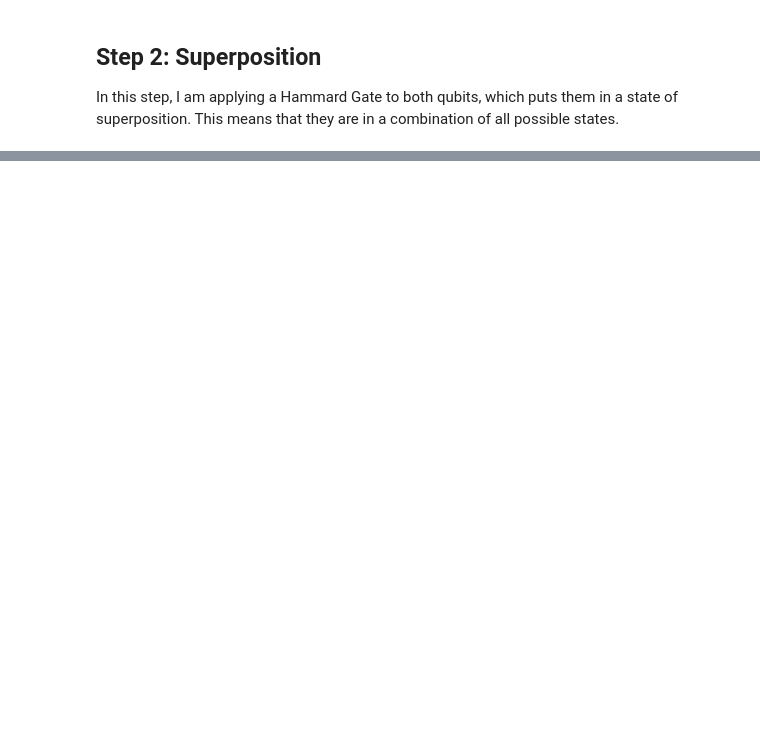
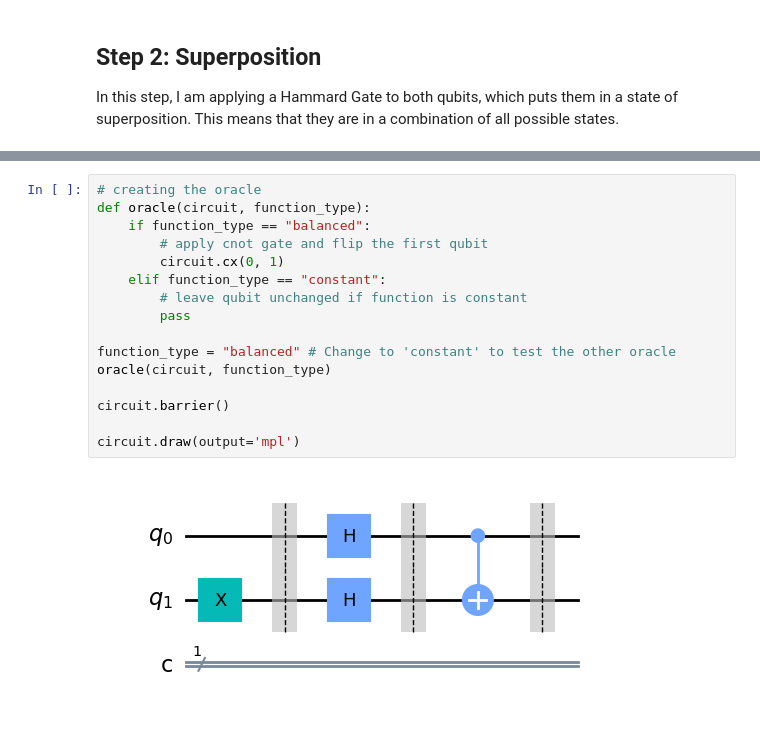
Before and after one commit to JakubP56/EmergingTechnologies, a Jupyter notebook: project.ipynb, the cells around one changed output, grey strips where cells are left out. Saved outputs shown, nothing was run; the diff lists cells and outputs as text; blank space fills up the shorter version.

```diff
--- a/project.ipynb
+++ b/project.ipynb
@@ -132,0 +140,18 @@ circuit.draw(output='mpl')
+# %%
+# creating the oracle
+def oracle(circuit, function_type):
+    if function_type == "balanced":
+        # apply cnot gate and flip the first qubit
+        circuit.cx(0, 1)
+    elif function_type == "constant":
+        # leave qubit unchanged if function is constant
+        pass
+
+function_type = "balanced" # Change to 'constant' to test the other oracle
+oracle(circuit, function_type)
+
+circuit.barrier()
+
+circuit.draw(output='mpl')
+# %% [output]
+[figure, added]
```
Also changed, not shown: parts of 14 cells of this notebook.
